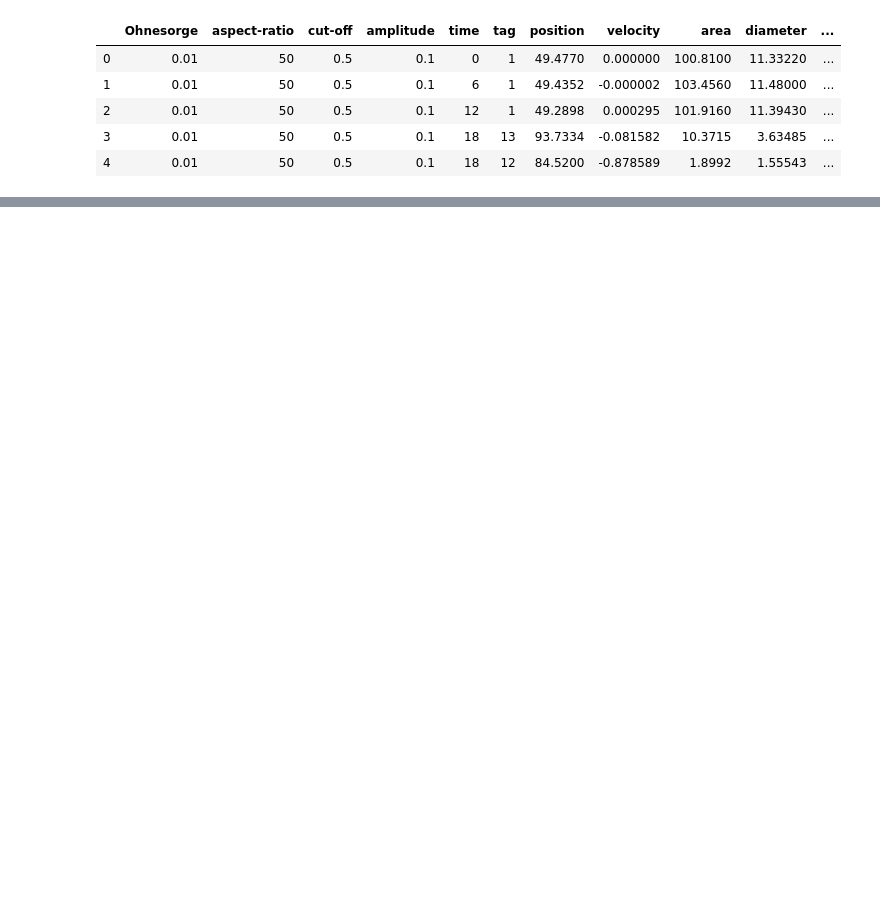
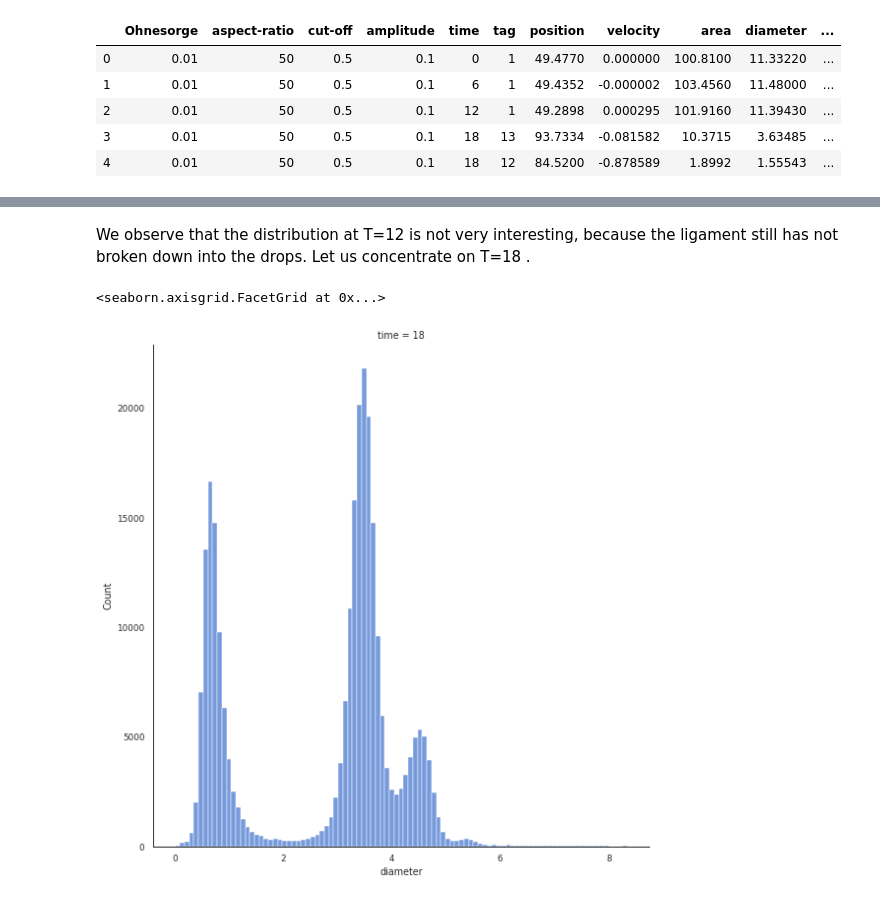
Before and after one commit to palsagar/ligaments_analysis, a Jupyter notebook: test.ipynb, the cells around one changed output, grey strips where cells are left out. Drawn from its saved outputs; the diff is of its cells as text; code cells hidden in the pictures; blank space fills up the shorter version.

```diff
--- a/test.ipynb
+++ b/test.ipynb
@@ -108,0 +190,10 @@ drops.head()
+# %% [markdown]
+We observe that the distribution at T=12 is not very interesting, because the ligament still has not broken down into the drops. Let us concentrate on T=18 .
+# %%
+sns.displot(data=d1_t1.loc[d1.time == 18], kind="hist", kde=False, x="diameter", col="time",
+            legend=True, palette="bright", height=8.0, aspect=1.0)
+#plt.axvline(x = 4, color='black', label = "mean")
+#plt.legend()
+# %% [output]
+<seaborn.axisgrid.FacetGrid at 0x...>
+[figure, added]
```
Also changed, not shown: parts of 16 cells of this notebook.
